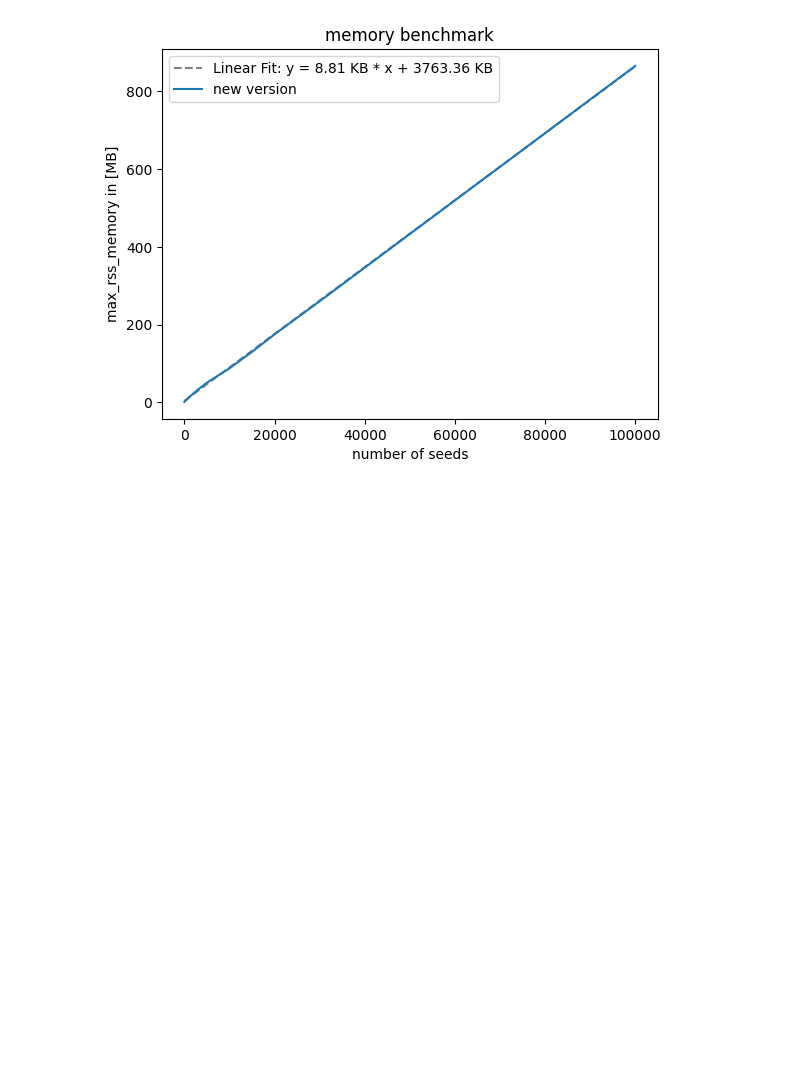
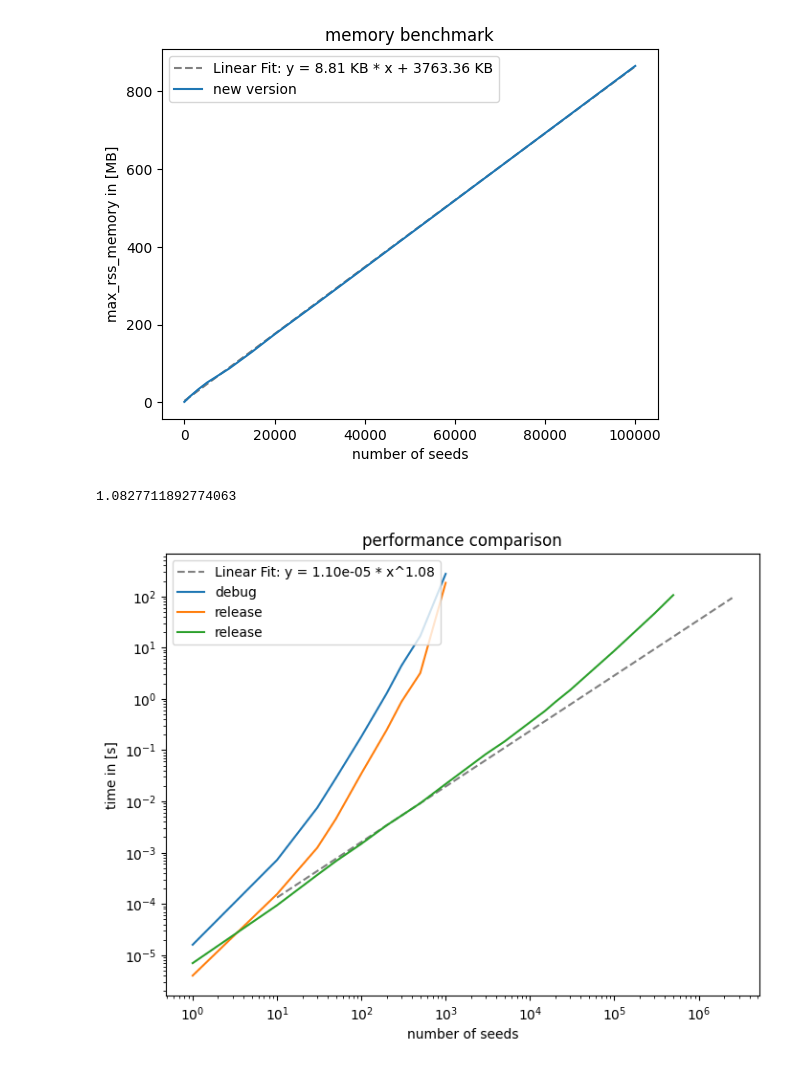
Before and after one commit to lucas56098/voronoi_mesh_project, a Jupyter notebook: animate.ipynb, the cells around one changed output. Saved outputs shown, nothing was run; the diff lists cells and outputs as text; code cells hidden in the pictures; blank space fills up the shorter version.

```diff
--- a/animate.ipynb
+++ b/animate.ipynb
@@ -184,3 +189,38 @@ plt.show()
 # %% [output]
 8.810975311558309  KB per Seed
 [figure]
+# %%
+from scipy.optimize import curve_fit
+
+def line(x, m, b):
+    return m*x + b
+
+plt.figure(figsize=(8,6))
+
+popt, pcov = curve_fit(line, np.log(pt_insertion[5:8, 0]), np.log(pt_insertion[5:8,1]/1000000))
+
+print(popt[0])
+m = popt[0]
+b = popt[1]
+
+# Plot the linear fit
+x_fit = np.linspace(min(pt_insertion[1:, 0]), max(pt_insertion[:, 0])*5, 100)
+y_fit = np.exp(line(np.log(x_fit), m, b))
+plt.plot(x_fit, y_fit, label=f'Linear Fit: y = {np.exp(b):.2e} * x^{m:.2f}', color='grey', linestyle = '--')
+
+
+
+plt.title('performance comparison')
+plt.xlabel('number of seeds')
+plt.ylabel('time in [s]')
+plt.yscale('log')
+plt.xscale('log')
+plt.plot(debug[:, 0], debug[:, 1]/1000000, label = 'debug')
+plt.plot(release[:, 0], release[:, 1]/1000000, label = 'release')
+plt.plot(pt_insertion[:, 0], pt_insertion[:, 1]/1000000, label = 'release')
+
+plt.legend(loc = 2)
+plt.show()
+# %% [output]
+1.0827711892774063
+[figure, added]
```
Also changed, not shown: parts of 5 cells of this notebook, 8 other files.
